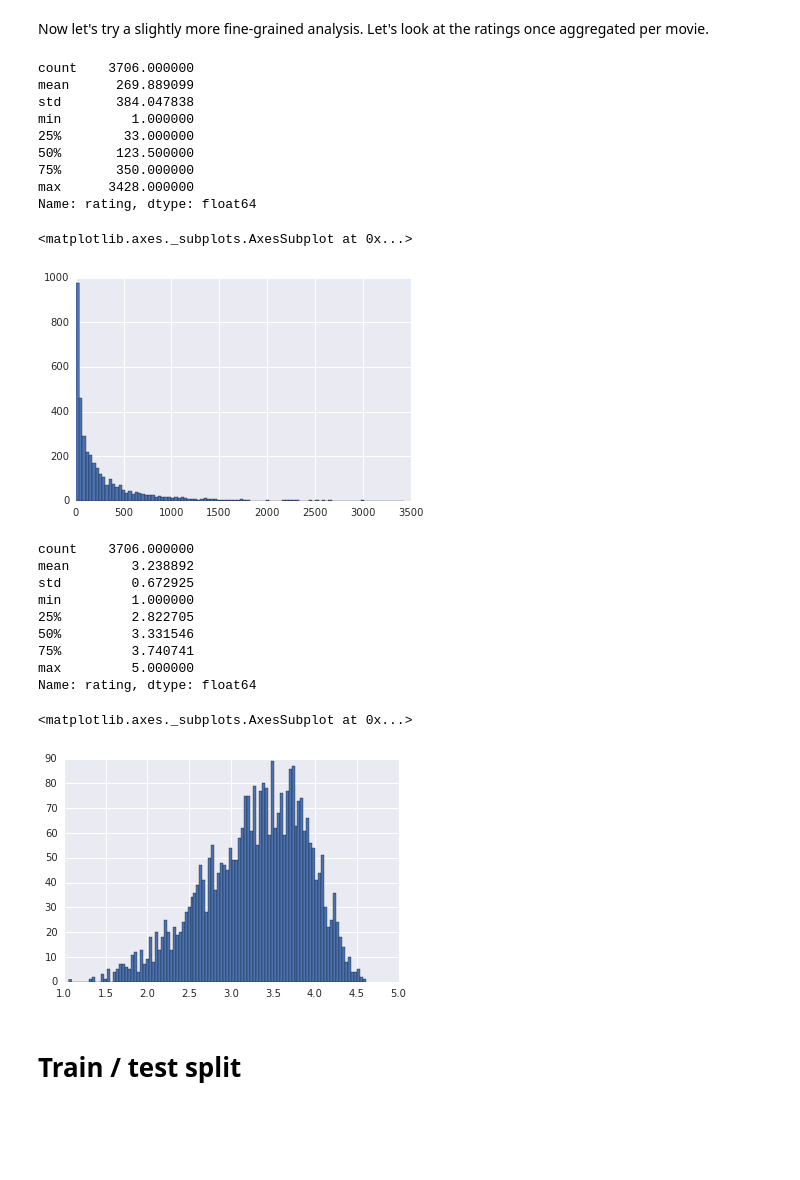
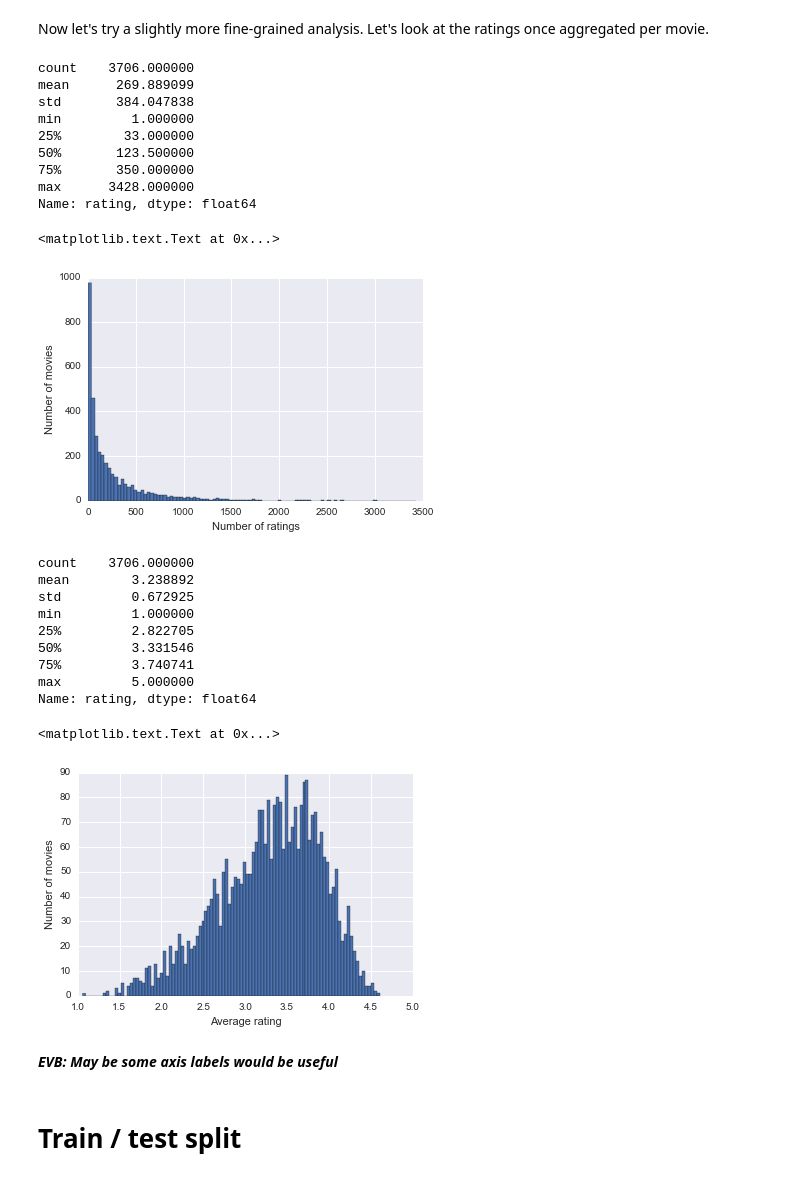
Before and after one commit to dg2/recommender_lab, a Jupyter notebook: Recommender systems.ipynb, the cells around one changed output. Drawn from its saved outputs; the diff is of its cells as text; code cells hidden in the pictures; blank space fills up the shorter version.

```diff
--- a/Recommender systems.ipynb
+++ b/Recommender systems.ipynb
@@ -58,6 +67,8 @@ ratings_per_movie = ratings.groupby('item')['rating']
 num_ratings_per_movie = ratings_per_movie.count()
 print num_ratings_per_movie.describe()
 num_ratings_per_movie.hist(bins=100)
+pl.xlabel('Number of ratings')
+pl.ylabel('Number of movies')
 # %% [output]
 count    3706.000000
 mean      269.889099
@@ -68,23 +79,27 @@ min         1.000000
 75%       350.000000
 max      3428.000000
 Name: rating, dtype: float64
-<matplotlib.axes._subplots.AxesSubplot at 0x...>
+<matplotlib.text.Text at 0x...>
-[figure, old version]
+[figure, new version]
 # %%
 avg_rating_per_movie = ratings_per_movie.mean()
 print avg_rating_per_movie.describe()
 avg_rating_per_movie[num_ratings_per_movie > 10].hist(bins=100)
+pl.xlabel('Average rating')
+pl.ylabel('Number of movies')
 # %% [output]
 count    3706.000000
 mean        3.238892
 std         0.672925
 min         1.000000
 25%         2.822705
 50%         3.331546
 75%         3.740741
 max         5.000000
 Name: rating, dtype: float64
-<matplotlib.axes._subplots.AxesSubplot at 0x...>
+<matplotlib.text.Text at 0x...>
-[figure, old version]
+[figure, new version]
+# %% [markdown]
+**_EVB: May be some axis labels would be useful_**
 # %% [markdown]
 # Train / test split
```
Also changed, not shown: parts of 21 cells of this notebook.
